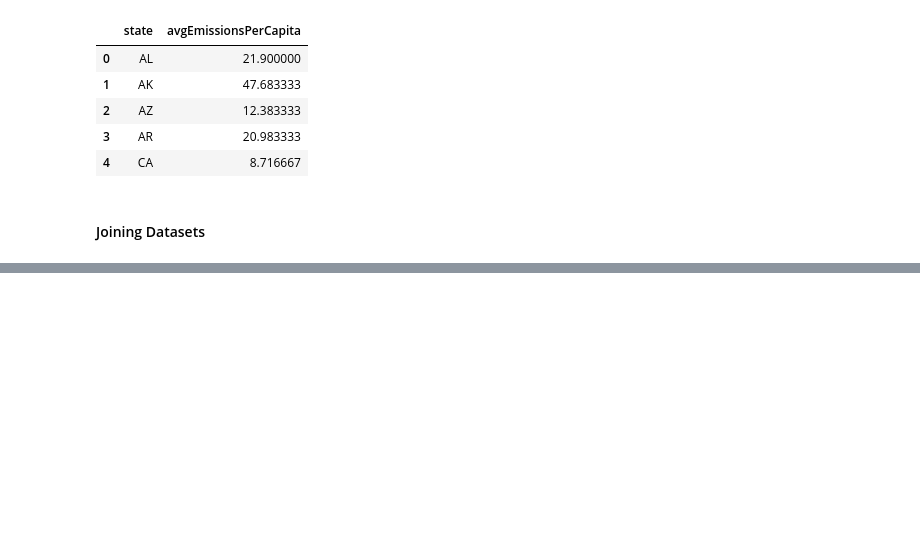
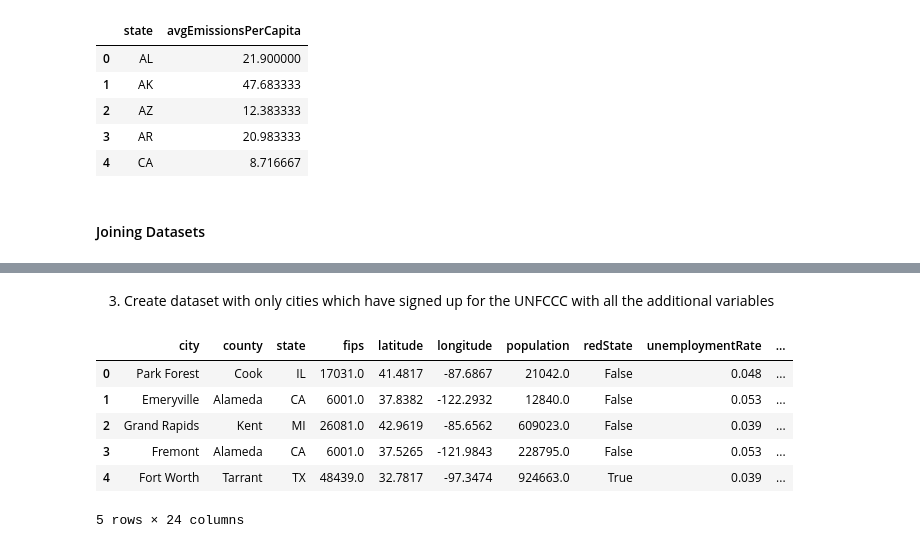
Before and after one commit to paulroconnor/UNFCCC-Econometric-Analysis, a Jupyter notebook: DataPreparation.ipynb, the cells around one changed output, grey strips where cells are left out. Cells and saved outputs as stored; diff of their text form; code cells hidden in the pictures; blank space fills up the shorter version.

```diff
--- a/DataPreparation.ipynb
+++ b/DataPreparation.ipynb
@@ -240,0 +252,17 @@ df.to_csv('FullDataset.csv', index = False)
+# %% [markdown]
+3. Create dataset with only cities which have signed up for the UNFCCC with all the additional variables
+# %%
+UNFCCC = pd.merge(UNFCCC, df, how = 'left', on = ['state','city'])
+
+UNFCCC = UNFCCC[['city','county','state','fips','latitude','longitude','population','redState','unemploymentRate','povertyProp','tempDiff','numDisasters','avgEmissionsPerCapita', 'UNFCCC','hasCommitments', 'hasActionsUndertaken',
+       'hasEmissionInventory', 'hasInitiativeParticipations', 'hasImpact','hasMitigations', 'hasAdaptations', 'hasRiskAssessments','hasClimateActionPlans', 'hasFinanceActions']]
+# %%
+UNFCCC.head()
+# %% [output]
+|  | city | county | state | fips | latitude | longitude | population | redState | unemploymentRate | ... |
+| 0 | Park Forest | Cook | IL | 17031.0 | 41.4817 | -87.6867 | 21042.0 | False | 0.048 | ... |
+| 1 | Emeryville | Alameda | CA | 6001.0 | 37.8382 | -122.2932 | 12840.0 | False | 0.053 | ... |
+| 2 | Grand Rapids | Kent | MI | 26081.0 | 42.9619 | -85.6562 | 609023.0 | False | 0.039 | ... |
+| 3 | Fremont | Alameda | CA | 6001.0 | 37.5265 | -121.9843 | 228795.0 | False | 0.053 | ... |
+| 4 | Fort Worth | Tarrant | TX | 48439.0 | 32.7817 | -97.3474 | 924663.0 | True | 0.039 | ... |
+5 rows × 24 columns
```
Also changed, not shown: parts of 20 cells of this notebook.
